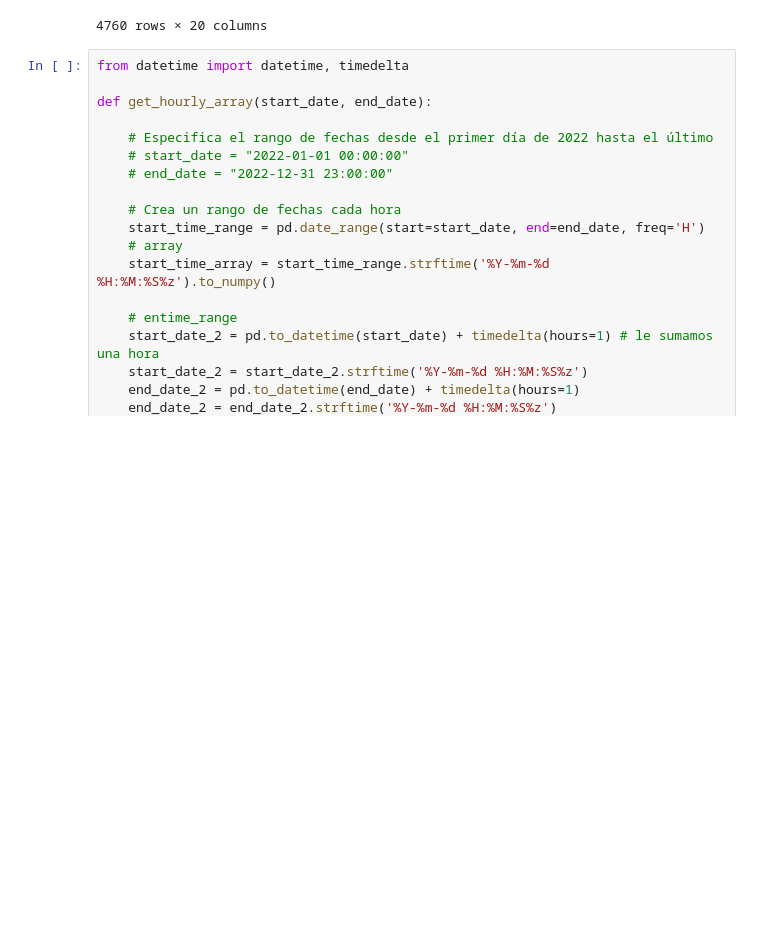
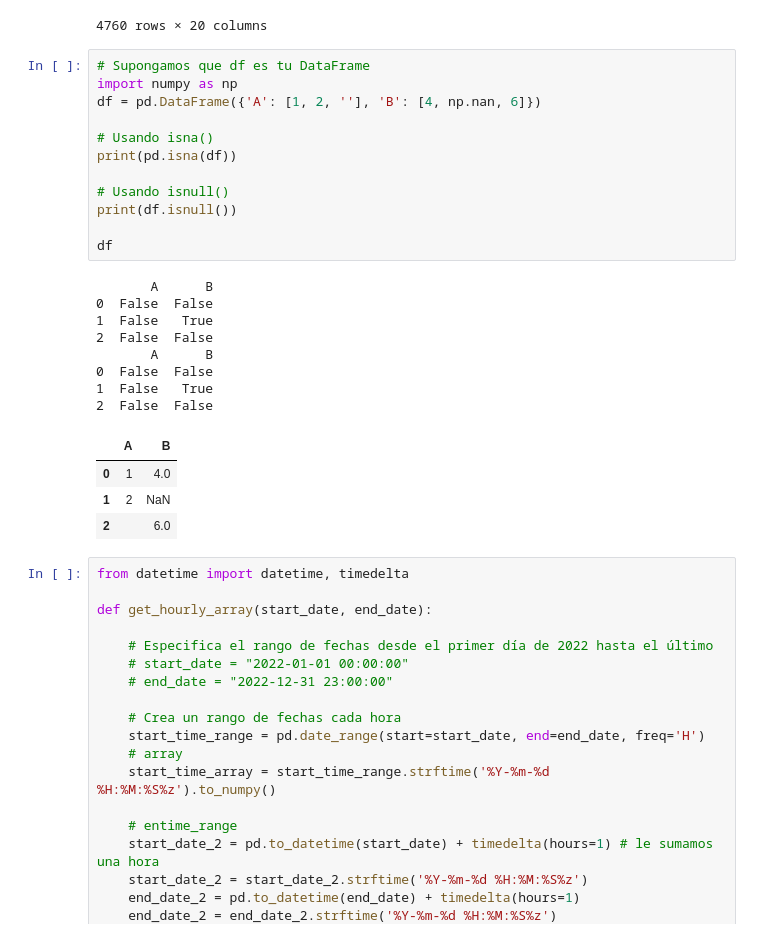
Before and after one commit to arturofredes/SchneiderHackathon_UBEcoFriends, a Jupyter notebook: pruebas.ipynb, the cells around one changed output. Saved outputs shown, nothing was run; the diff lists cells and outputs as text; blank space fills up the shorter version.

```diff
--- a/pruebas.ipynb
+++ b/pruebas.ipynb
@@ -89,6 +92,31 @@ df_def_copy
 | 4758 | 2022-07-18 06:00:00 | 2022-07-18 07:00:00 | 121538 | 232589 | 2629 | 3673 | 5026 | 18533 | ... |
 | 4759 | 2022-07-18 07:00:00 | 2022-07-18 08:00:00 | 143909 | 240135 | 3064 | 3718 | 6230 | 18634 | ... |
 4760 rows × 20 columns
+# %%
+# Supongamos que df es tu DataFrame
+import numpy as np
+df = pd.DataFrame({'A': [1, 2, ''], 'B': [4, np.nan, 6]})
+
+# Usando isna()
+print(pd.isna(df))
+
+# Usando isnull()
+print(df.isnull())
+
+df
+# %% [output]
+       A      B
+0  False  False
+1  False   True
+2  False  False
+       A      B
+0  False  False
+1  False   True
+2  False  False
+|  | A | B |
+| 0 | 1 | 4.0 |
+| 1 | 2 | NaN |
+| 2 |  | 6.0 |
 # %%
 from datetime import datetime, timedelta
 
```
Also changed, not shown: parts of 2 cells of this notebook, 6 other files.
